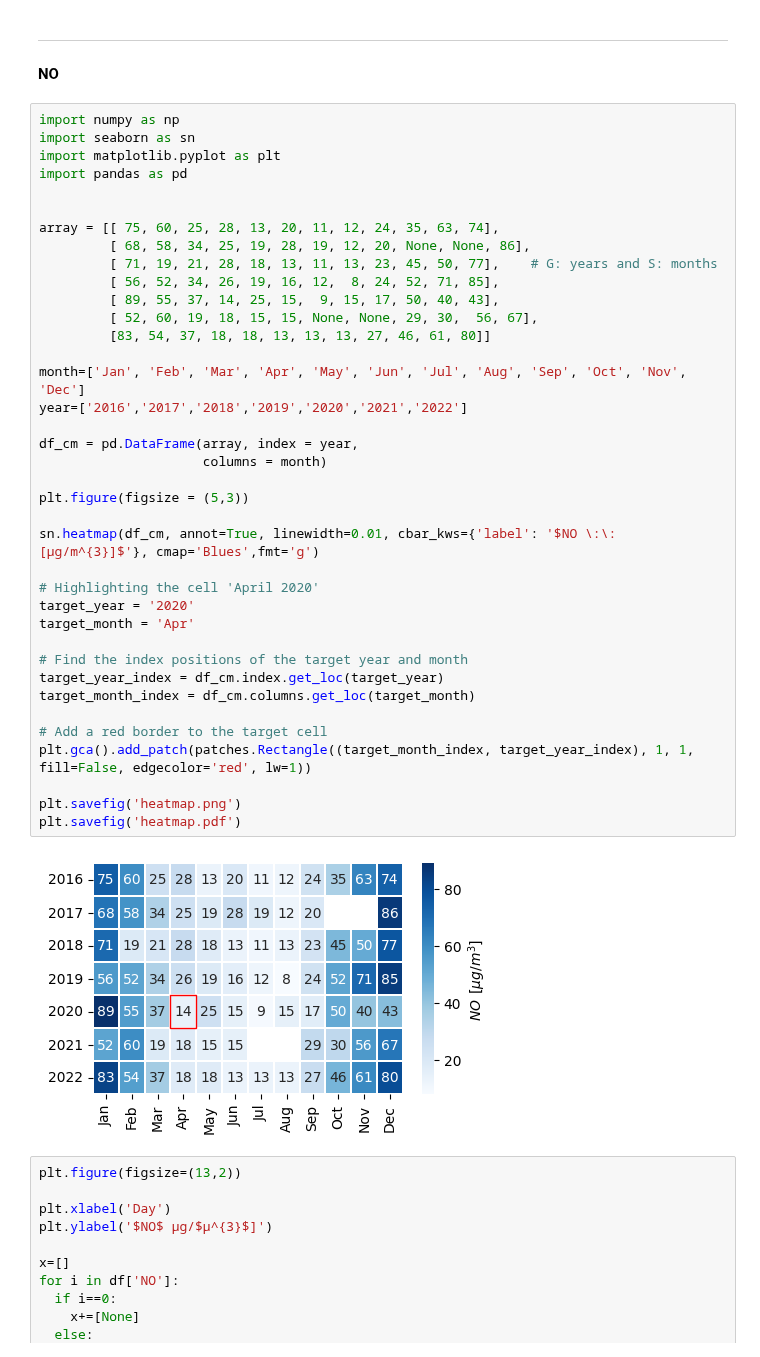
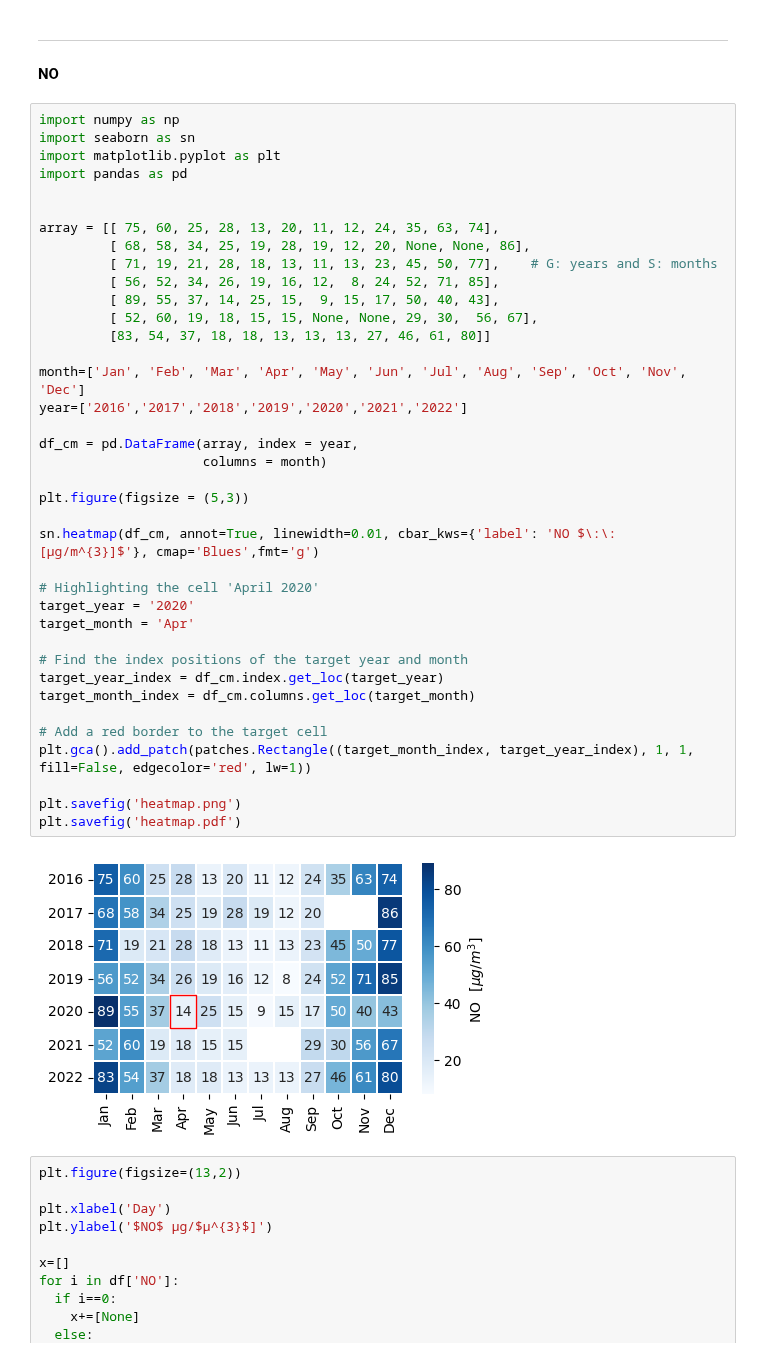
Before and after one commit to costpetrides/Air-pollution-COVID-19-impact, a Jupyter notebook: Yearly/ARI.ipynb, the cells around one changed output. Drawn from its saved outputs; the diff is of its cells as text.

```diff
--- a/Yearly/ARI.ipynb
+++ b/Yearly/ARI.ipynb
@@ -130,35 +130,35 @@ array = [[ 75, 60, 25, 28, 13, 20, 11, 12, 24, 35, 63, 74],
          [ 68, 58, 34, 25, 19, 28, 19, 12, 20, None, None, 86],
          [ 71, 19, 21, 28, 18, 13, 11, 13, 23, 45, 50, 77],    # G: years and S: months
          [ 56, 52, 34, 26, 19, 16, 12,  8, 24, 52, 71, 85],
          [ 89, 55, 37, 14, 25, 15,  9, 15, 17, 50, 40, 43],
          [ 52, 60, 19, 18, 15, 15, None, None, 29, 30,  56, 67],
          [83, 54, 37, 18, 18, 13, 13, 13, 27, 46, 61, 80]]
 
 month=['Jan', 'Feb', 'Mar', 'Apr', 'May', 'Jun', 'Jul', 'Aug', 'Sep', 'Oct', 'Nov', 'Dec']
 year=['2016','2017','2018','2019','2020','2021','2022']
 
 df_cm = pd.DataFrame(array, index = year,
                      columns = month)
 
 plt.figure(figsize = (5,3))
 
-sn.heatmap(df_cm, annot=True, linewidth=0.01, cbar_kws={'label': '$NO \:\: [μg/m^{3}]$'}, cmap='Blues',fmt='g')
+sn.heatmap(df_cm, annot=True, linewidth=0.01, cbar_kws={'label': 'NO $\:\: [μg/m^{3}]$'}, cmap='Blues',fmt='g')
 
 # Highlighting the cell 'April 2020'
 target_year = '2020'
 target_month = 'Apr'
 
 # Find the index positions of the target year and month
 target_year_index = df_cm.index.get_loc(target_year)
 target_month_index = df_cm.columns.get_loc(target_month)
 
 # Add a red border to the target cell
 plt.gca().add_patch(patches.Rectangle((target_month_index, target_year_index), 1, 1, fill=False, edgecolor='red', lw=1))
 
 plt.savefig('heatmap.png')
 plt.savefig('heatmap.pdf')
 # %% [output]
-[figure, old version]
+[figure, new version]
 # %%
 plt.figure(figsize=(13,2))
 
```
